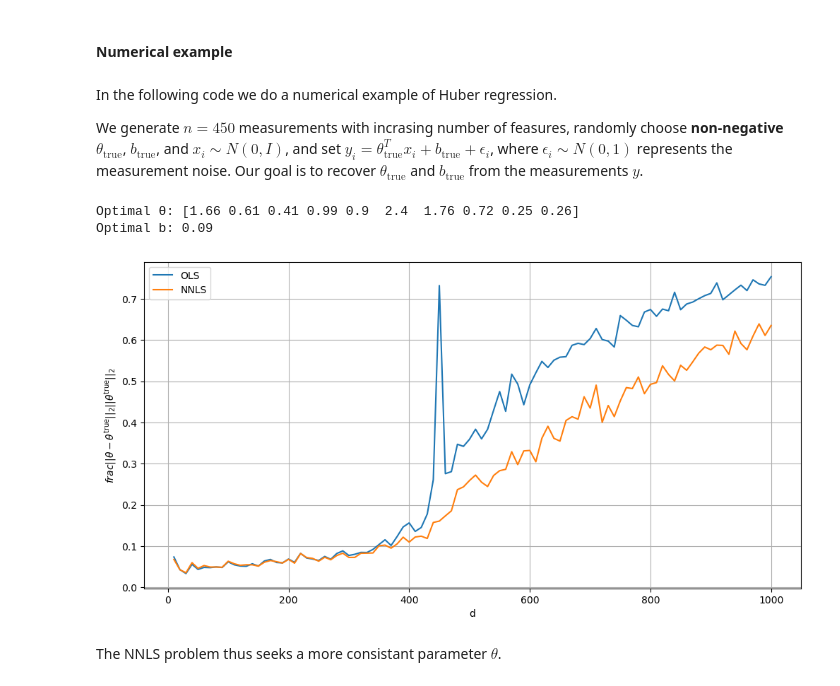
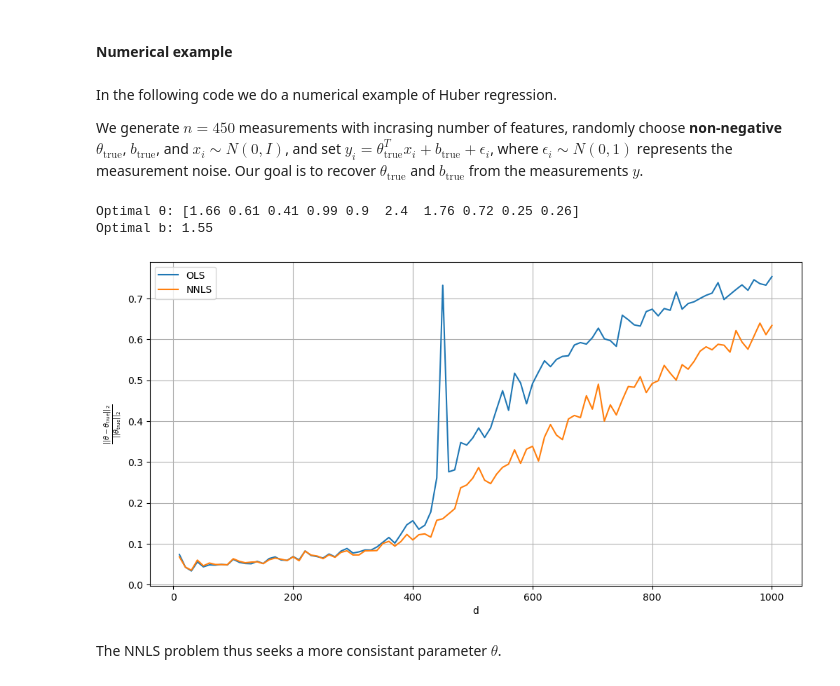
Before and after one commit to MIE424-2023/lab6-cvxpy, a Jupyter notebook: Lab 6.ipynb, the cells around one changed output. Cells and saved outputs as stored; diff of their text form; code cells hidden in the pictures.

```diff
--- a/Lab 6.ipynb
+++ b/Lab 6.ipynb
@@ -341,27 +358,27 @@ The NNLS problem can be mathematically formulated as follows:
 # %% [markdown]
 In the following code we do a numerical example of Huber regression.
 
-We generate $n=450$ measurements with incrasing number of feasures, randomly choose **non-negative** $\theta_\text{true}$, $b_\text{true}$, and $x_i \sim N(0,I)$, and set $y_i = \theta_\text{true}^Tx_i + b_\text{true} + \epsilon_i$, where $\epsilon_i \sim N(0,1)$ represents the measurement noise. Our goal is to recover $\theta_\text{true}$ and $b_\text{true}$ from the measurements $y$.
+We generate $n=450$ measurements with incrasing number of features, randomly choose **non-negative** $\theta_\text{true}$, $b_\text{true}$, and $x_i \sim N(0,I)$, and set $y_i = \theta_\text{true}^Tx_i + b_\text{true} + \epsilon_i$, where $\epsilon_i \sim N(0,1)$ represents the measurement noise. Our goal is to recover $\theta_\text{true}$ and $b_\text{true}$ from the measurements $y$.
 # %%
 # init
 np.random.seed(1)
 n, d = 450, 10
-theta_true = np.abs(np.random.randn(d)) # non-negative
+θ_true = np.abs(np.random.randn(d)) # non-negative
 b_true = np.random.randn()
 # generate data
 X = np.random.randn(n,d)
-y = X @ theta_true + np.random.randn(n)
+y = X @ θ_true + b_true + np.random.randn(n)
 # non-negative regression problem
-theta = cp.Variable(d)
+θ = cp.Variable(d)
 b = cp.Variable()
-cost = cp.norm(X @ theta + b - y)
-prob = cp.Problem(cp.Minimize(cost), [theta >= 0, b >= 0])
+cost = cp.norm(X @ θ + b - y)
+prob = cp.Problem(cp.Minimize(cost), [θ >= 0, b >= 0])
 prob.solve()
-print(f"Optimal θ: {np.round(theta.value, 2)}")
+print(f"Optimal θ: {np.round(θ.value, 2)}")
 print(f"Optimal b: {b.value:.2f}")
 # %% [output]
 Optimal θ: [1.66 0.61 0.41 0.99 0.9  2.4  1.76 0.72 0.25 0.26]
-Optimal b: 0.09
+Optimal b: 1.55
 # %%
 lsq_data = np.zeros(100)
 nnls_data = np.zeros(100)
@@ -371,36 +388,36 @@ for i, d in tqdm(enumerate(d_vals)):
     # generate the sign changes
     np.random.seed(1)
     X = np.random.randn(n, d)
-    theta_true = np.abs(np.random.randn(d))
-    y = X @ theta_true + np.random.randn(n)
+    θ_true = np.abs(np.random.randn(d))
+    y = X @ θ_true + b_true + np.random.randn(n)
 
     # parameters
-    theta = cp.Variable(d)
+    θ = cp.Variable(d)
     b = cp.Variable()
-    fit = cp.norm(theta - theta_true) / cp.norm(theta_true)
+    fit = cp.norm(θ - θ_true) / cp.norm(θ_true)
 
     # standard regression problem
-    cost = cp.norm(X @ theta + b - y)
+    cost = cp.norm(X @ θ + b - y)
     prob = cp.Problem(cp.Minimize(cost))
     prob.solve()
     lsq_data[i] = fit.value
 
     # NNLS regression
-    cost = cp.sum(cp.huber(X @ theta + b - y, 1))
-    prob = cp.Problem(cp.Minimize(cost), [theta >= 0, b >= 0])
+    cost = cp.sum(cp.huber(X @ θ + b - y, 1))
+    prob = cp.Problem(cp.Minimize(cost), [θ >= 0, b >= 0])
     prob.solve()
     nnls_data[i] = fit.value
 # %%
 plt.figure(figsize=(12,6))
 plt.plot(d_vals, lsq_data, label="OLS")
 plt.plot(d_vals, nnls_data, label="NNLS")
-plt.ylabel(r"$frac||{\theta - \theta^\mathrm{true} ||_2}{||\theta^\mathrm{true} ||_2}$")
+plt.ylabel(r"$\frac{||{\theta - \theta_\mathrm{true}||_2}} {||\theta_\mathrm{true}||_2}$")
 plt.xlabel("d")
 plt.grid()
 plt.legend()
 plt.show()
 # %% [output]
-[figure, old version]
+[figure, new version]
 # %% [markdown]
 The NNLS problem thus seeks a more consistant parameter $\theta$.
 # %% [markdown]
```
Also changed, not shown: parts of 13 cells of this notebook.
